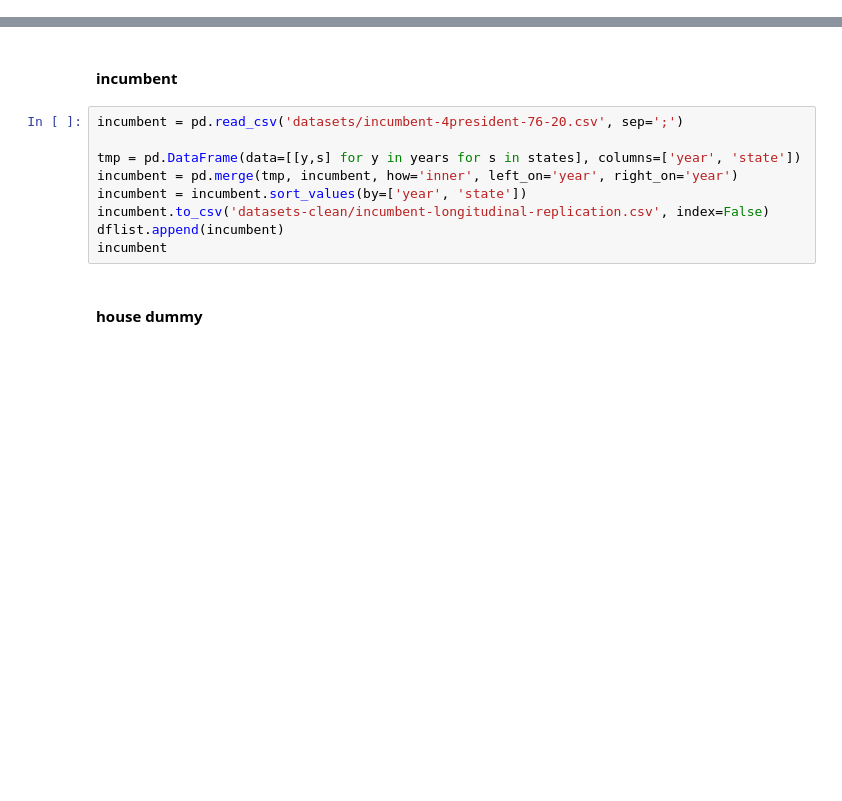
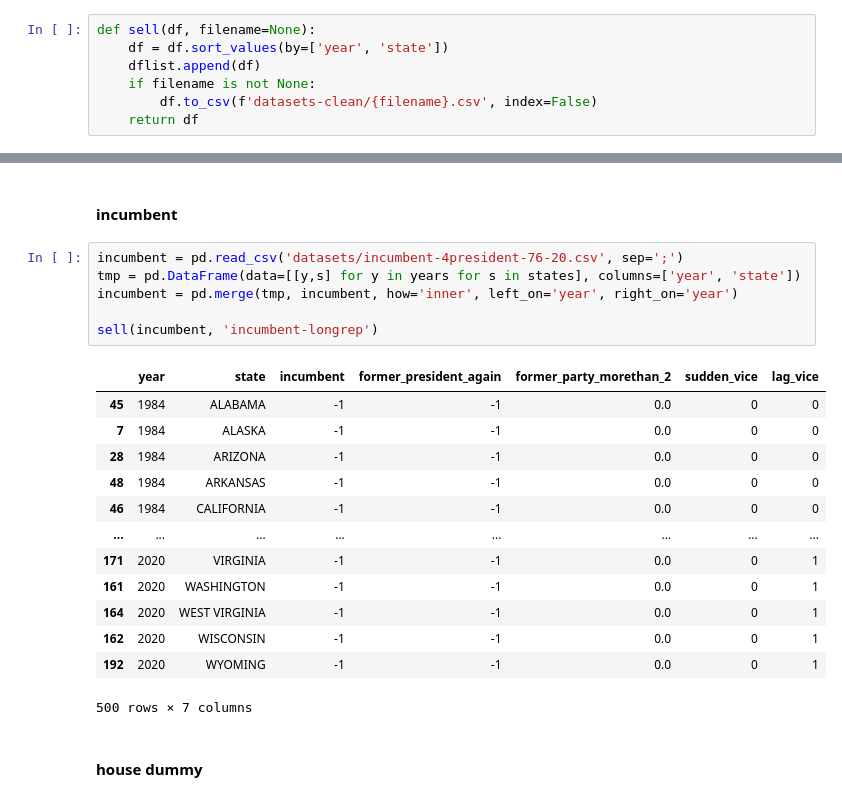
Before and after one commit to ranieri-unimi/bastianin-2022, a Jupyter notebook: datastroyer.ipynb, the cells around one changed output, grey strips where cells are left out. Cells and saved outputs as stored; diff of their text form; blank space fills up the shorter version.

```diff
--- a/datastroyer.ipynb
+++ b/datastroyer.ipynb
@@ -99,6 +97,13 @@ def whore(df, yy=years, ss=states):
             except:
                 x.append((y,s))
     return x
+# %%
+def sell(df, filename=None):
+    df = df.sort_values(by=['year', 'state'])
+    dflist.append(df)
+    if filename is not None:
+        df.to_csv(f'datasets-clean/{filename}.csv', index=False)
+    return df
 # %% [markdown]
 #### y_hat aka presitdent popular vote
 # %%
@@ -195,13 +300,24 @@ del gdp_index['gdp_4']
 #### incumbent
 # %%
 incumbent = pd.read_csv('datasets/incumbent-4president-76-20.csv', sep=';')
-
 tmp = pd.DataFrame(data=[[y,s] for y in years for s in states], columns=['year', 'state'])
 incumbent = pd.merge(tmp, incumbent, how='inner', left_on='year', right_on='year')
-incumbent = incumbent.sort_values(by=['year', 'state'])
-incumbent.to_csv('datasets-clean/incumbent-longitudinal-replication.csv', index=False)
-dflist.append(incumbent)
-incumbent
+
+sell(incumbent, 'incumbent-longrep')
+# %% [output]
+|  | year | state | incumbent | former_president_again | former_party_morethan_2 | sudden_vice | lag_vice |
+| 45 | 1984 | ALABAMA | -1 | -1 | 0.0 | 0 | 0 |
+| 7 | 1984 | ALASKA | -1 | -1 | 0.0 | 0 | 0 |
+| 28 | 1984 | ARIZONA | -1 | -1 | 0.0 | 0 | 0 |
+| 48 | 1984 | ARKANSAS | -1 | -1 | 0.0 | 0 | 0 |
+| 46 | 1984 | CALIFORNIA | -1 | -1 | 0.0 | 0 | 0 |
+| ... | ... | ... | ... | ... | ... | ... | ... |
+| 171 | 2020 | VIRGINIA | -1 | -1 | 0.0 | 0 | 1 |
+| 161 | 2020 | WASHINGTON | -1 | -1 | 0.0 | 0 | 1 |
+| 164 | 2020 | WEST VIRGINIA | -1 | -1 | 0.0 | 0 | 1 |
+| 162 | 2020 | WISCONSIN | -1 | -1 | 0.0 | 0 | 1 |
+| 192 | 2020 | WYOMING | -1 | -1 | 0.0 | 0 | 1 |
+500 rows × 7 columns
 # %% [markdown]
 #### house dummy
 # %%
```
Also changed, not shown: parts of 31 cells of this notebook, 12 other files.
